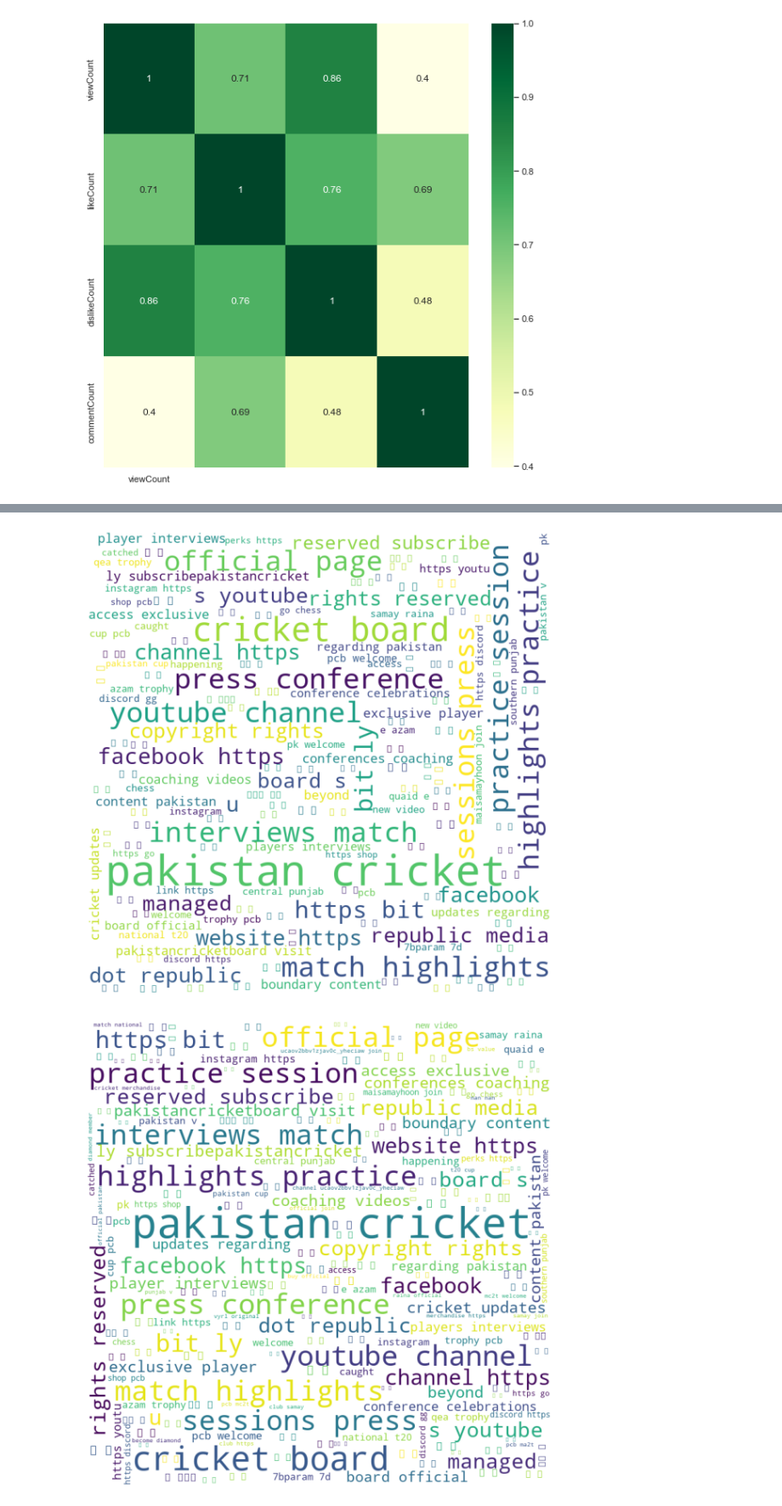
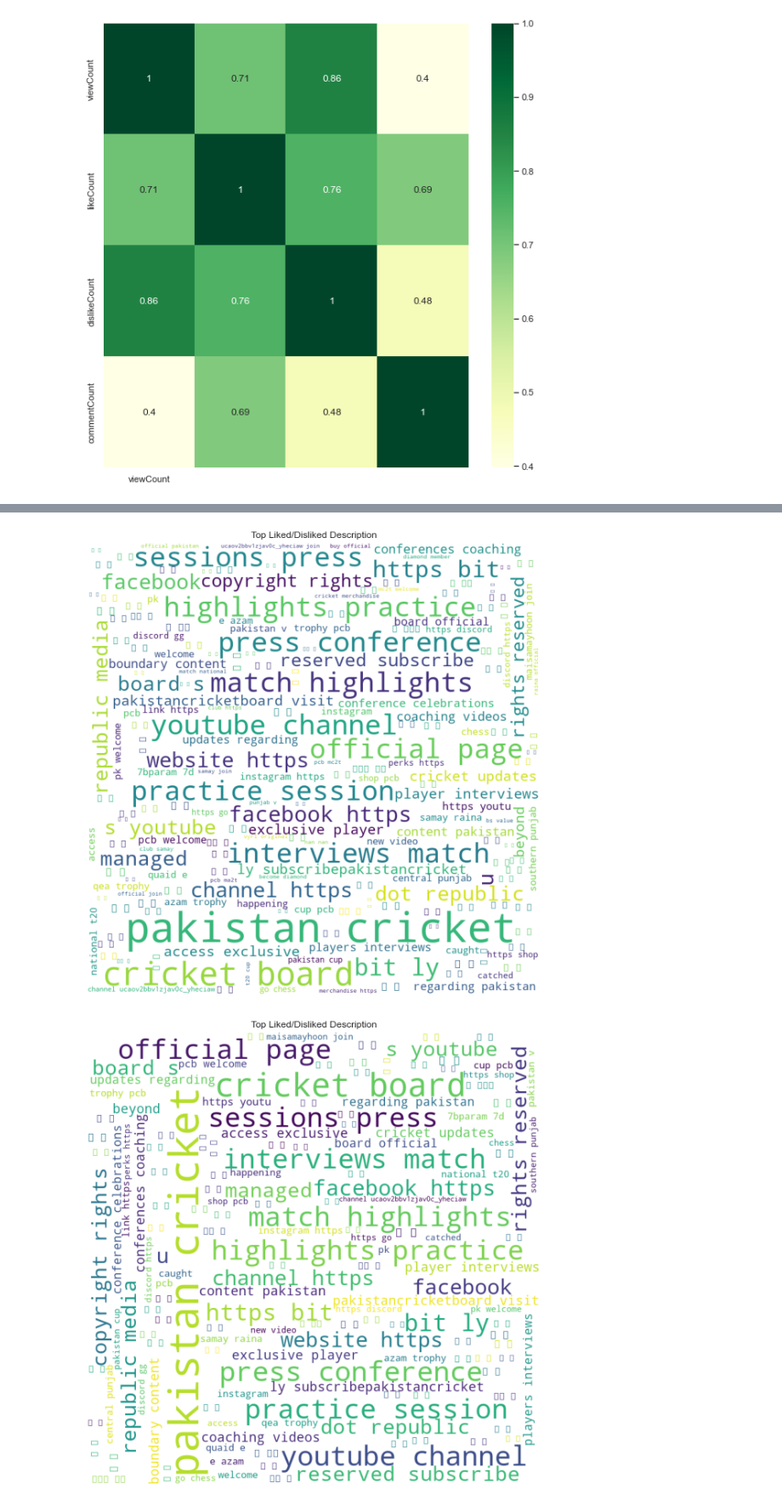
Before and after one commit to TeamEpicProjects/Recommendation-System-for-YT, a Jupyter notebook: notebook/eda/EDA-YouTube-RC.ipynb, the cells around one changed output, grey strips where cells are left out. Shown at 85% size. Cells and saved outputs as stored; diff of their text form; code cells hidden in the pictures.

```diff
--- a/notebook/eda/EDA-YouTube-RC.ipynb
+++ b/notebook/eda/EDA-YouTube-RC.ipynb
@@ -186,6 +186,7 @@ for i in range(2):
     plt.imshow(wordcloud)
     plt.axis("off")
     plt.tight_layout(pad = 0)
+    plt.title('Top Liked/Disliked Tags')
 
 plt.show()
 # %% [output]
@@ -228,6 +229,7 @@ for i in range(2):
     plt.imshow(wordcloud)
     plt.axis("off")
     plt.tight_layout(pad = 0)
+    plt.title('Top Liked/Disliked Titles')
 
 plt.show()
 # %% [output]
@@ -246,35 +248,36 @@ for i in range(2):
     stopwords = set(STOPWORDS)
 
     # iterate through the csv file
     for val in df.description.iloc[0:10000]:
 
         # typecaste each val to string
         val = str(val)
 
         # split the value
         tokens = val.split()
 
         # Converts each token into lowercase
         for i in range(len(tokens)):
             tokens[i] = tokens[i].lower()
 
         comment_words += " ".join(tokens)+" "
 
     wordcloud = WordCloud(width = 800, height = 800,
                     background_color ='white',
                     stopwords = stopwords,
                     min_font_size = 10).generate(comment_words)
 
     # plot the WordCloud image
     plt.figure(figsize = (8, 8), facecolor = None)
     plt.imshow(wordcloud)
     plt.axis("off")
     plt.tight_layout(pad = 0)
+    plt.title('Top Liked/Disliked Description')
 
 plt.show()
 # %% [output]
-[figure, old version]
+[figure, new version]
-[figure, old version]
+[figure, new version]
 # %%
 # TODO: Tentative
 #topic categories.
```
Also changed, not shown: parts of 2 cells of this notebook, 1 other file.
